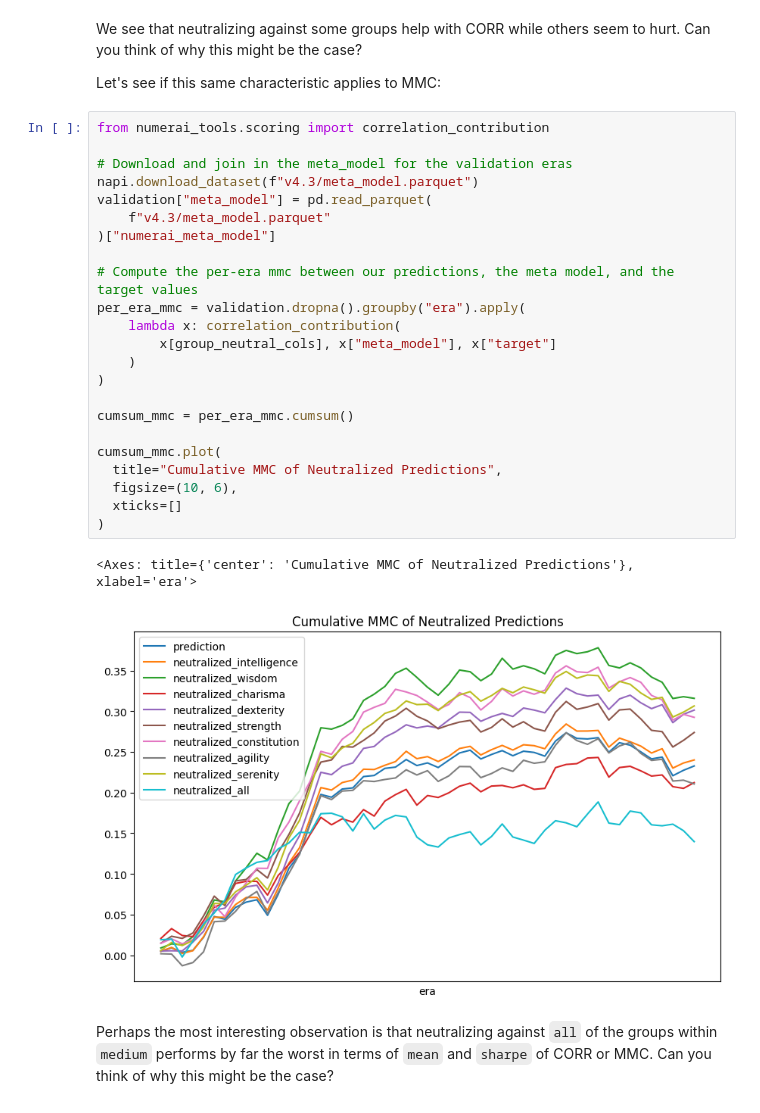
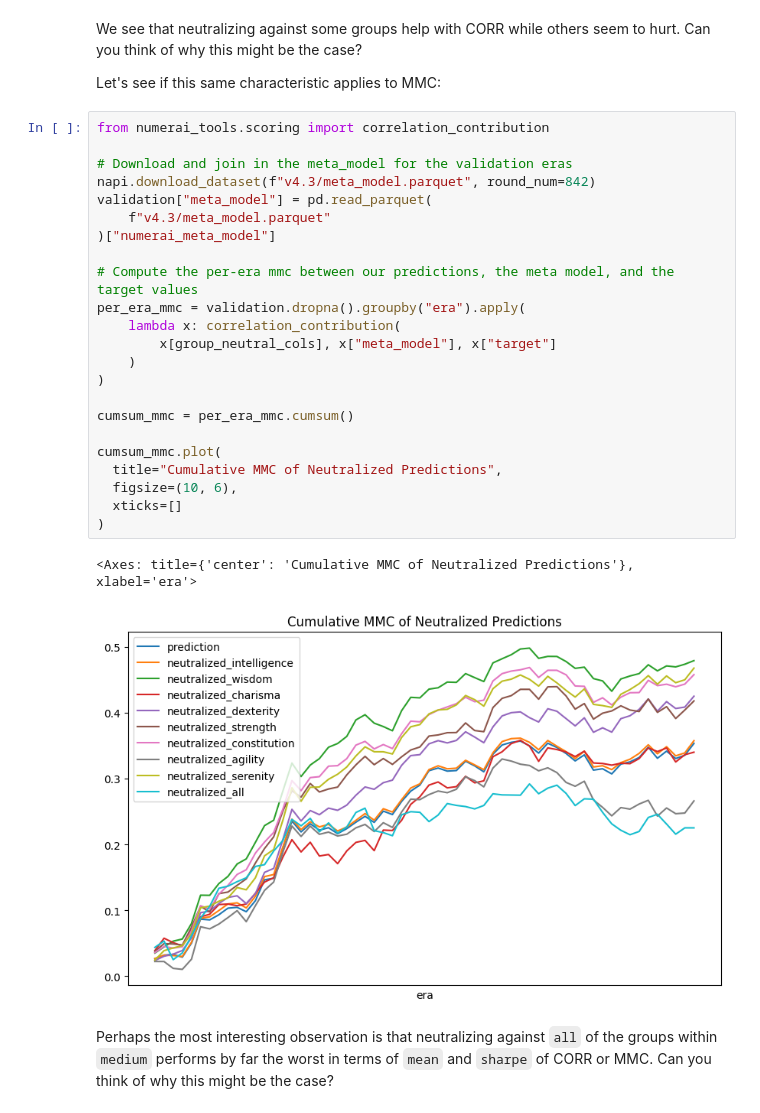
Before and after one commit to numerai/example-scripts, a Jupyter notebook: feature_neutralization.ipynb, the cells around one changed output. Cells and saved outputs as stored; diff of their text form.

```diff
--- a/feature_neutralization.ipynb
+++ b/feature_neutralization.ipynb
@@ -537,29 +540,29 @@ Let's see if this same characteristic applies to MMC:
 # %%
 from numerai_tools.scoring import correlation_contribution
 
 # Download and join in the meta_model for the validation eras
-napi.download_dataset(f"v4.3/meta_model.parquet")
+napi.download_dataset(f"v4.3/meta_model.parquet", round_num=842)
 validation["meta_model"] = pd.read_parquet(
     f"v4.3/meta_model.parquet"
 )["numerai_meta_model"]
 
 # Compute the per-era mmc between our predictions, the meta model, and the target values
 per_era_mmc = validation.dropna().groupby("era").apply(
     lambda x: correlation_contribution(
         x[group_neutral_cols], x["meta_model"], x["target"]
     )
 )
 
 cumsum_mmc = per_era_mmc.cumsum()
 
 cumsum_mmc.plot(
   title="Cumulative MMC of Neutralized Predictions",
   figsize=(10, 6),
   xticks=[]
 )
 # %% [output]
 <Axes: title={'center': 'Cumulative MMC of Neutralized Predictions'}, xlabel='era'>
-[figure, old version]
+[figure, new version]
 # %% [markdown]
 Perhaps the most interesting observation is that neutralizing against `all` of the groups within `medium` performs by far the worst in terms of `mean` and `sharpe` of CORR or MMC. Can you think of why this might be the case?
 # %%
```
Also changed, not shown: parts of 17 cells of this notebook, 1 other file.
